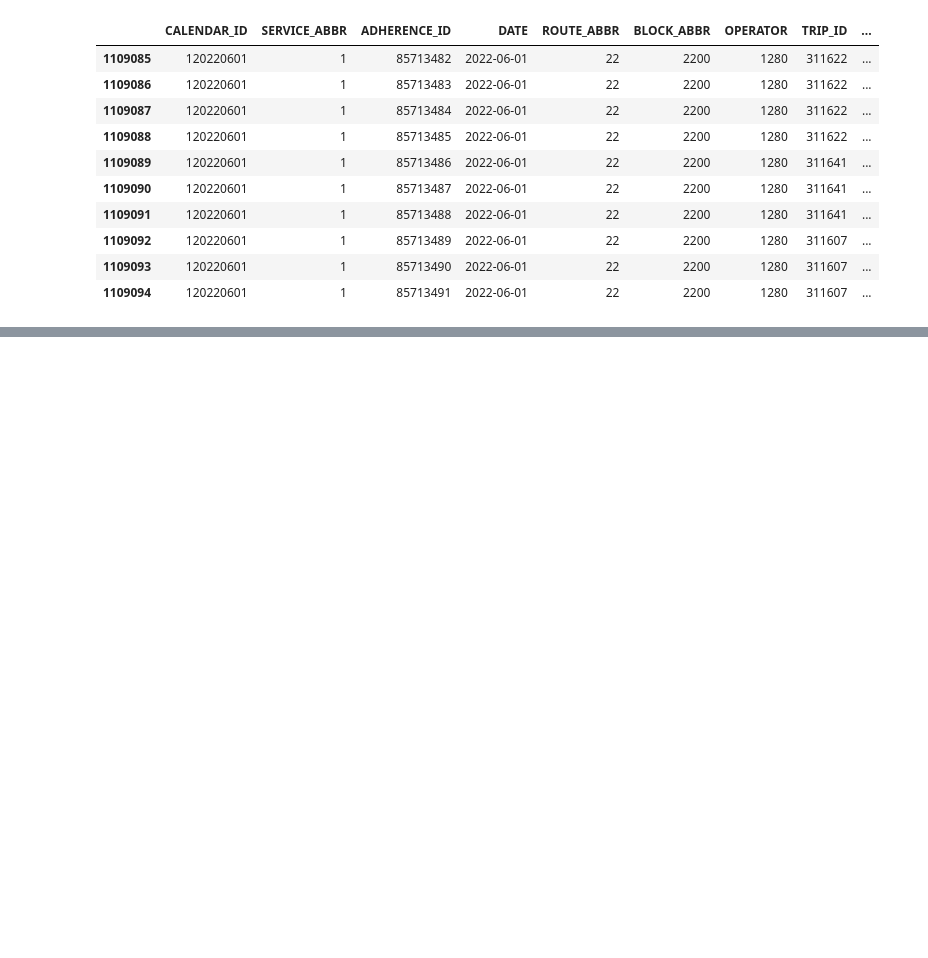
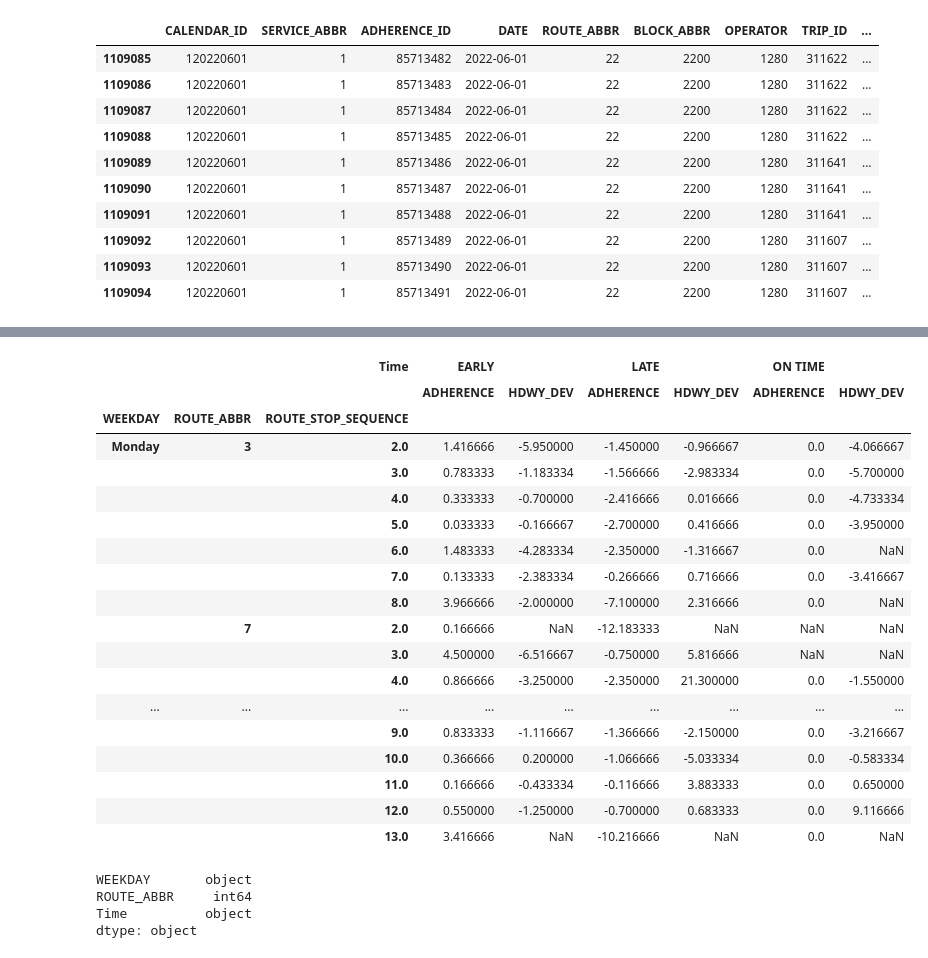
Before and after one commit to NSS-Data-Analytics-Cohort-7/wego-python-bit-my_finger, a Jupyter notebook: notebooks/wego_summer.ipynb, the cells around one changed output, grey strips where cells are left out. Drawn from its saved outputs; the diff is of its cells as text; code cells hidden in the pictures; blank space fills up the shorter version.

```diff
--- a/notebooks/wego_summer.ipynb
+++ b/notebooks/wego_summer.ipynb
@@ -130,3 +130,10 @@ summer.head(10)
 | 1109093 | 120220601 | 1 | 85713490 | 2022-06-01 | 22 | 2200 | 1280 | 311607 | ... |
 | 1109094 | 120220601 | 1 | 85713491 | 2022-06-01 | 22 | 2200 | 1280 | 311607 | ... |
 # %%
+mon = summer.loc[summer['WEEKDAY']=='Monday']
+tue = summer.loc[summer['WEEKDAY']=='Tuesday']
+wed = summer.loc[summer['WEEKDAY']=='Wednesday']
+thu = summer.loc[summer['WEEKDAY']=='Thursday']
+fri = summer.loc[summer['WEEKDAY']=='Friday']
+sat = summer.loc[summer['WEEKDAY']=='Saturday']
+sun = summer.loc[summer['WEEKDAY']=='Sunday']
@@ -134,0 +216,28 @@ summer.head(10)
+# %%
+df = (mon.pivot_table(values=['ADHERENCE', 'HDWY_DEV'],
+                    index=['WEEKDAY', 'ROUTE_ABBR', 'ROUTE_STOP_SEQUENCE'],
+                    columns='Time',
+                    aggfunc='first')
+        .swaplevel(1, 0, axis=1)
+        .sort_index(level=0, axis=1, sort_remaining=False))
+df
+# %% [output]
+|  |  | Time | EARLY |  | LATE |  | ON TIME |  |
+|  |  |  | ADHERENCE | HDWY_DEV | ADHERENCE | HDWY_DEV | ADHERENCE | HDWY_DEV |
+| WEEKDAY | ROUTE_ABBR | ROUTE_STOP_SEQUENCE |  |  |  |  |  |  |
+| Monday | 3 | 2.0 | 1.416666 | -5.950000 | -1.450000 | -0.966667 | 0.0 | -4.066667 |
+|  |  | 3.0 | 0.783333 | -1.183334 | -1.566666 | -2.983334 | 0.0 | -5.700000 |
+|  |  | 4.0 | 0.333333 | -0.700000 | -2.416666 | 0.016666 | 0.0 | -4.733334 |
+|  |  | 5.0 | 0.033333 | -0.166667 | -2.700000 | 0.416666 | 0.0 | -3.950000 |
+|  |  | 6.0 | 1.483333 | -4.283334 | -2.350000 | -1.316667 | 0.0 | NaN |
+|  |  | 7.0 | 0.133333 | -2.383334 | -0.266666 | 0.716666 | 0.0 | -3.416667 |
+|  |  | 8.0 | 3.966666 | -2.000000 | -7.100000 | 2.316666 | 0.0 | NaN |
+|  | 7 | 2.0 | 0.166666 | NaN | -12.183333 | NaN | NaN | NaN |
+|  |  | 3.0 | 4.500000 | -6.516667 | -0.750000 | 5.816666 | NaN | NaN |
+|  |  | 4.0 | 0.866666 | -3.250000 | -2.350000 | 21.300000 | 0.0 | -1.550000 |
+| ... | ... | ... | ... | ... | ... | ... | ... | ... |
+|  |  | 9.0 | 0.833333 | -1.116667 | -1.366666 | -2.150000 | 0.0 | -3.216667 |
+|  |  | 10.0 | 0.366666 | 0.200000 | -1.066666 | -5.033334 | 0.0 | -0.583334 |
+|  |  | 11.0 | 0.166666 | -0.433334 | -0.116666 | 3.883333 | 0.0 | 0.650000 |
+|  |  | 12.0 | 0.550000 | -1.250000 | -0.700000 | 0.683333 | 0.0 | 9.116666 |
+|  |  | 13.0 | 3.416666 | NaN | -10.216666 | NaN | 0.0 | NaN |
@@ -134,0 +246,7 @@ summer.head(10)
+# %%
+psummer.dtypes
+# %% [output]
+WEEKDAY       object
+ROUTE_ABBR     int64
+Time          object
+dtype: object
```
Also changed, not shown: parts of 10 cells of this notebook.
